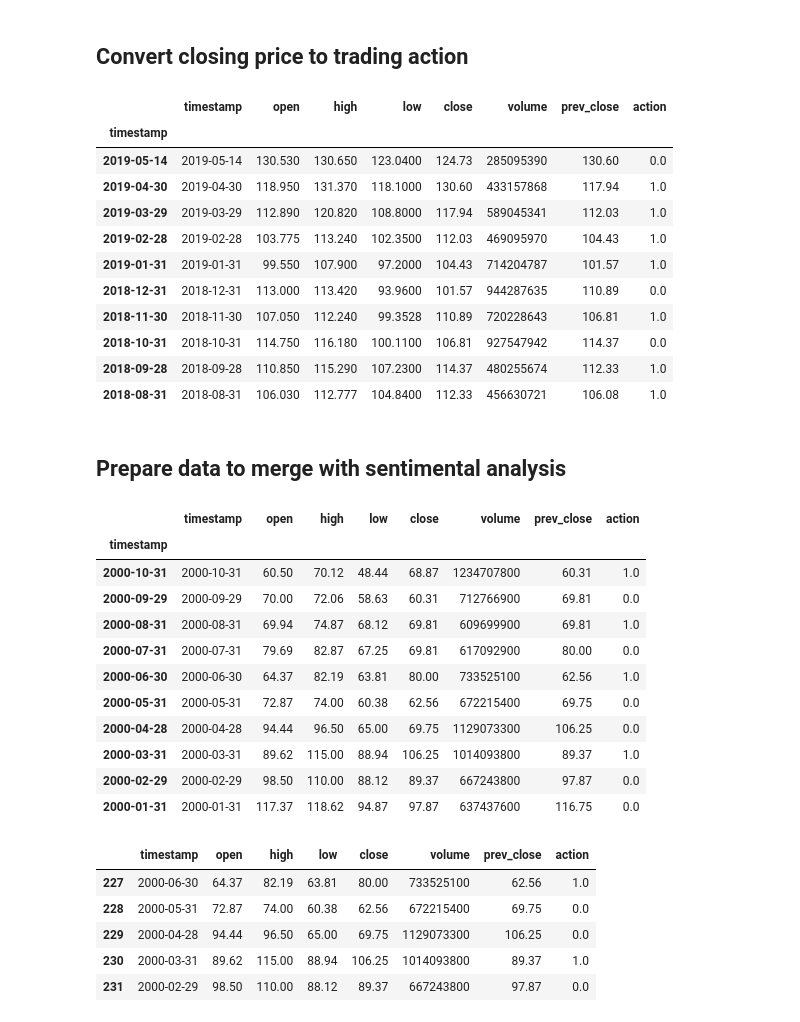
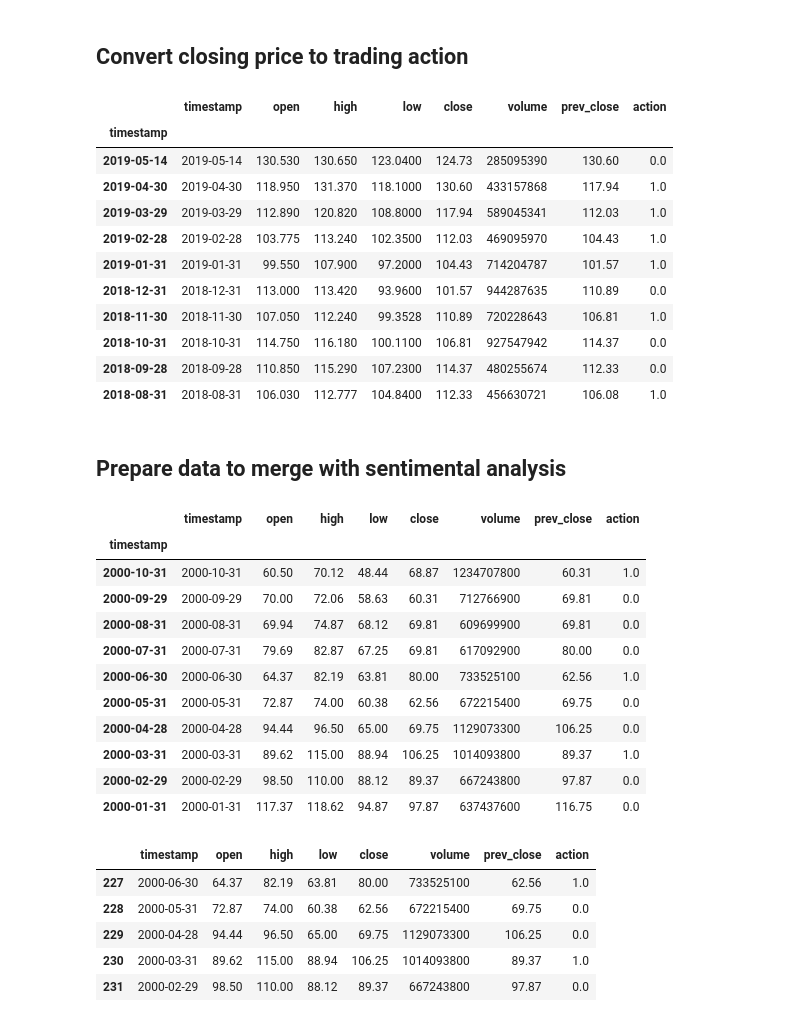
Before and after one commit to thu2pham/StockForecasting, a Jupyter notebook: event_based_forecasting.ipynb, the cells around one changed output. Saved outputs shown, nothing was run; the diff lists cells and outputs as text; code cells hidden in the pictures.

```diff
--- a/event_based_forecasting.ipynb
+++ b/event_based_forecasting.ipynb
@@ -91,30 +91,31 @@ df.tail(10)
 ## Convert closing price to trading action
 # %%
 # Expected Return
-expectedReturn = 0 # Long if the stock price stays the same or increases
+# expectedReturn = 0 # Long if the stock price stays the same or increases
+expectedReturn = 0.025 # Long if the stock price increases by 2.5%
 
 df['prev_close'] = df['close'].shift(-1)
 
 df['action'] = np.nan
 
 for i, row in df.iterrows():
     realReturn = (df.loc[i, 'close'] / df.loc[i, 'prev_close']) - 1
     df.loc[i, 'action'] = 1 if (realReturn >= expectedReturn) else 0 # 1 = Long / 0 = Short
 
 
 df.head(10)
 # %% [output]
 |  | timestamp | open | high | low | close | volume | prev_close | action |
 | timestamp |  |  |  |  |  |  |  |  |
 | 2019-05-14 | 2019-05-14 | 130.530 | 130.650 | 123.0400 | 124.73 | 285095390 | 130.60 | 0.0 |
 | 2019-04-30 | 2019-04-30 | 118.950 | 131.370 | 118.1000 | 130.60 | 433157868 | 117.94 | 1.0 |
 | 2019-03-29 | 2019-03-29 | 112.890 | 120.820 | 108.8000 | 117.94 | 589045341 | 112.03 | 1.0 |
 | 2019-02-28 | 2019-02-28 | 103.775 | 113.240 | 102.3500 | 112.03 | 469095970 | 104.43 | 1.0 |
 | 2019-01-31 | 2019-01-31 | 99.550 | 107.900 | 97.2000 | 104.43 | 714204787 | 101.57 | 1.0 |
 | 2018-12-31 | 2018-12-31 | 113.000 | 113.420 | 93.9600 | 101.57 | 944287635 | 110.89 | 0.0 |
 | 2018-11-30 | 2018-11-30 | 107.050 | 112.240 | 99.3528 | 110.89 | 720228643 | 106.81 | 1.0 |
 | 2018-10-31 | 2018-10-31 | 114.750 | 116.180 | 100.1100 | 106.81 | 927547942 | 114.37 | 0.0 |
-| 2018-09-28 | 2018-09-28 | 110.850 | 115.290 | 107.2300 | 114.37 | 480255674 | 112.33 | 1.0 |
+| 2018-09-28 | 2018-09-28 | 110.850 | 115.290 | 107.2300 | 114.37 | 480255674 | 112.33 | 0.0 |
 | 2018-08-31 | 2018-08-31 | 106.030 | 112.777 | 104.8400 | 112.33 | 456630721 | 106.08 | 1.0 |
 # %% [markdown]
 ## Prepare data to merge with sentimental analysis
@@ -127,7 +128,7 @@ cropped_df.tail(10)
 | timestamp |  |  |  |  |  |  |  |  |
 | 2000-10-31 | 2000-10-31 | 60.50 | 70.12 | 48.44 | 68.87 | 1234707800 | 60.31 | 1.0 |
 | 2000-09-29 | 2000-09-29 | 70.00 | 72.06 | 58.63 | 60.31 | 712766900 | 69.81 | 0.0 |
-| 2000-08-31 | 2000-08-31 | 69.94 | 74.87 | 68.12 | 69.81 | 609699900 | 69.81 | 1.0 |
+| 2000-08-31 | 2000-08-31 | 69.94 | 74.87 | 68.12 | 69.81 | 609699900 | 69.81 | 0.0 |
 | 2000-07-31 | 2000-07-31 | 79.69 | 82.87 | 67.25 | 69.81 | 617092900 | 80.00 | 0.0 |
 | 2000-06-30 | 2000-06-30 | 64.37 | 82.19 | 63.81 | 80.00 | 733525100 | 62.56 | 1.0 |
 | 2000-05-31 | 2000-05-31 | 72.87 | 74.00 | 60.38 | 62.56 | 672215400 | 69.75 | 0.0 |
```
Also changed, not shown: parts of 20 cells of this notebook.
